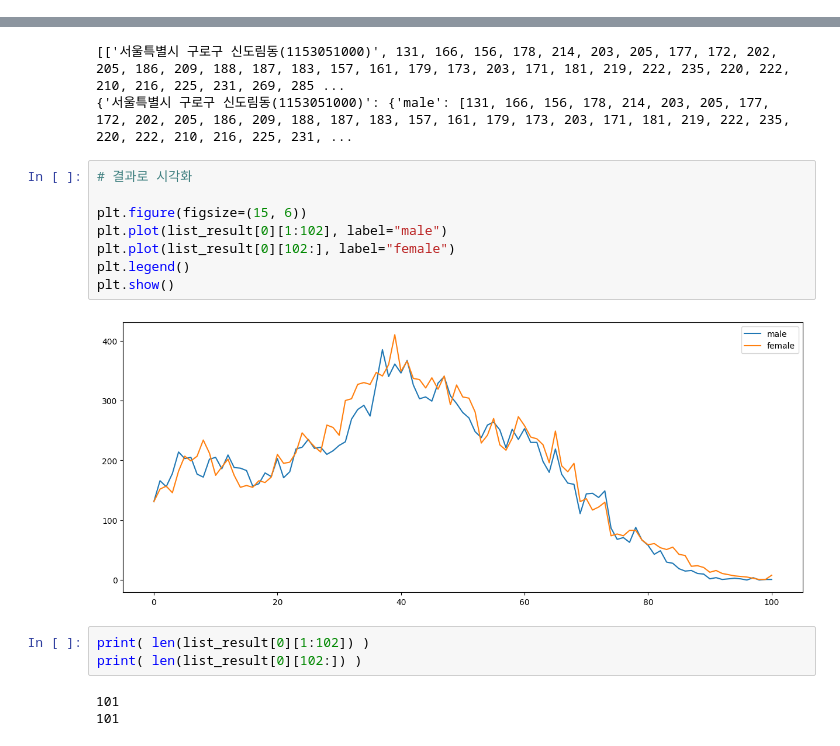
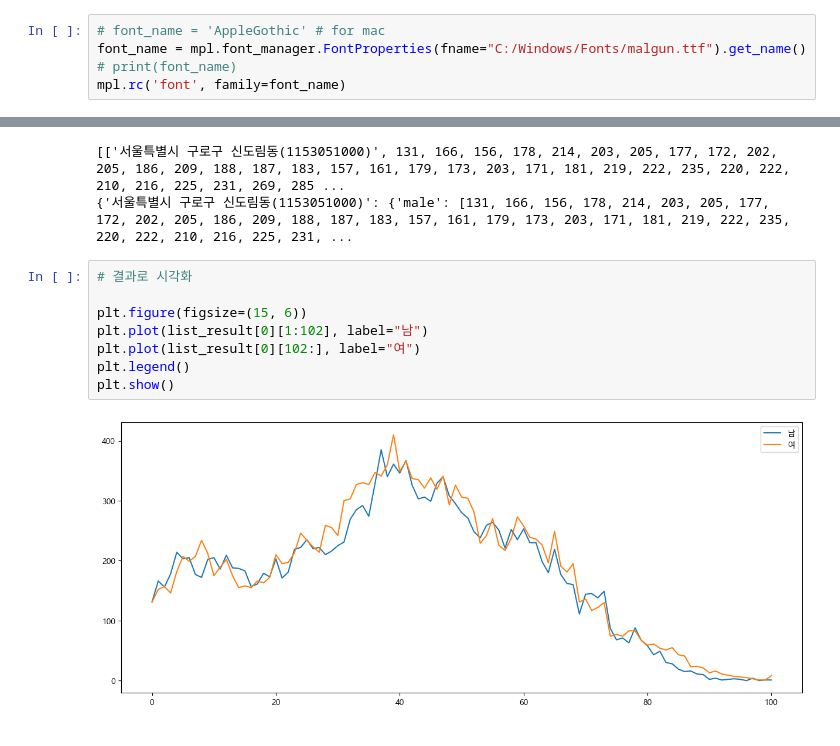
Before and after one commit to Hololruru/Study_K, a Jupyter notebook: workspace/python-basic/python-basic/e_exercise.ipynb, the cells around one changed output, grey strips where cells are left out. Drawn from its saved outputs; the diff is of its cells as text.

```diff
--- a/workspace/python-basic/python-basic/e_exercise.ipynb
+++ b/workspace/python-basic/python-basic/e_exercise.ipynb
@@ -3,3 +5,8 @@ import csv
+# %%
+# font_name = 'AppleGothic' # for mac
+font_name = mpl.font_manager.FontProperties(fname="C:/Windows/Fonts/malgun.ttf").get_name()
+# print(font_name)
+mpl.rc('font', family=font_name)
 # %%
 # f = open('file_name', 'rt', encoding='utf-8')
 # # f 사용
@@ -84,16 +91,10 @@ print(dict_result)
 # %%
 # 결과로 시각화
 
 plt.figure(figsize=(15, 6))
-plt.plot(list_result[0][1:102], label="male")
-plt.plot(list_result[0][102:], label="female")
+plt.plot(list_result[0][1:102], label="남")
+plt.plot(list_result[0][102:], label="여")
 plt.legend()
 plt.show()
 # %% [output]
-[figure, old version]
+[figure, new version]
-# %%
-print( len(list_result[0][1:102]) )
-print( len(list_result[0][102:]) )
-# %% [output]
-101
-101
```
Also changed, not shown: parts of 6 cells of this notebook.
